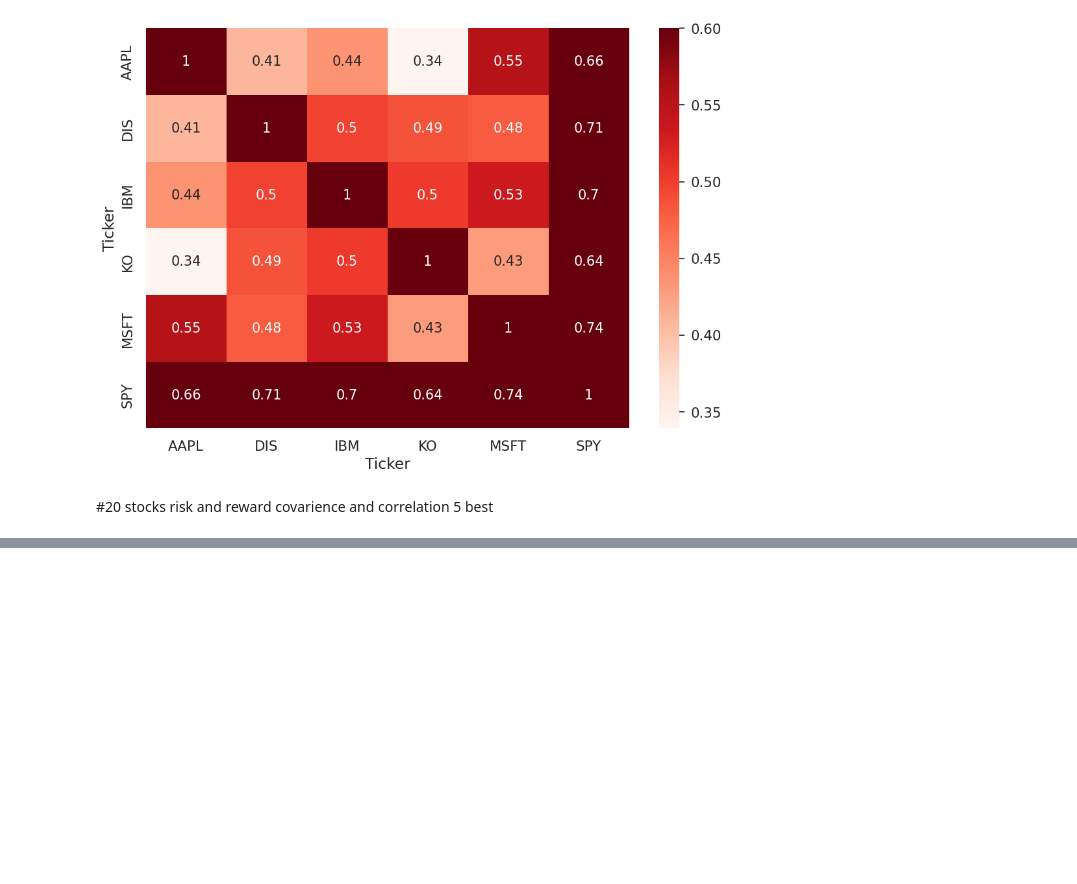
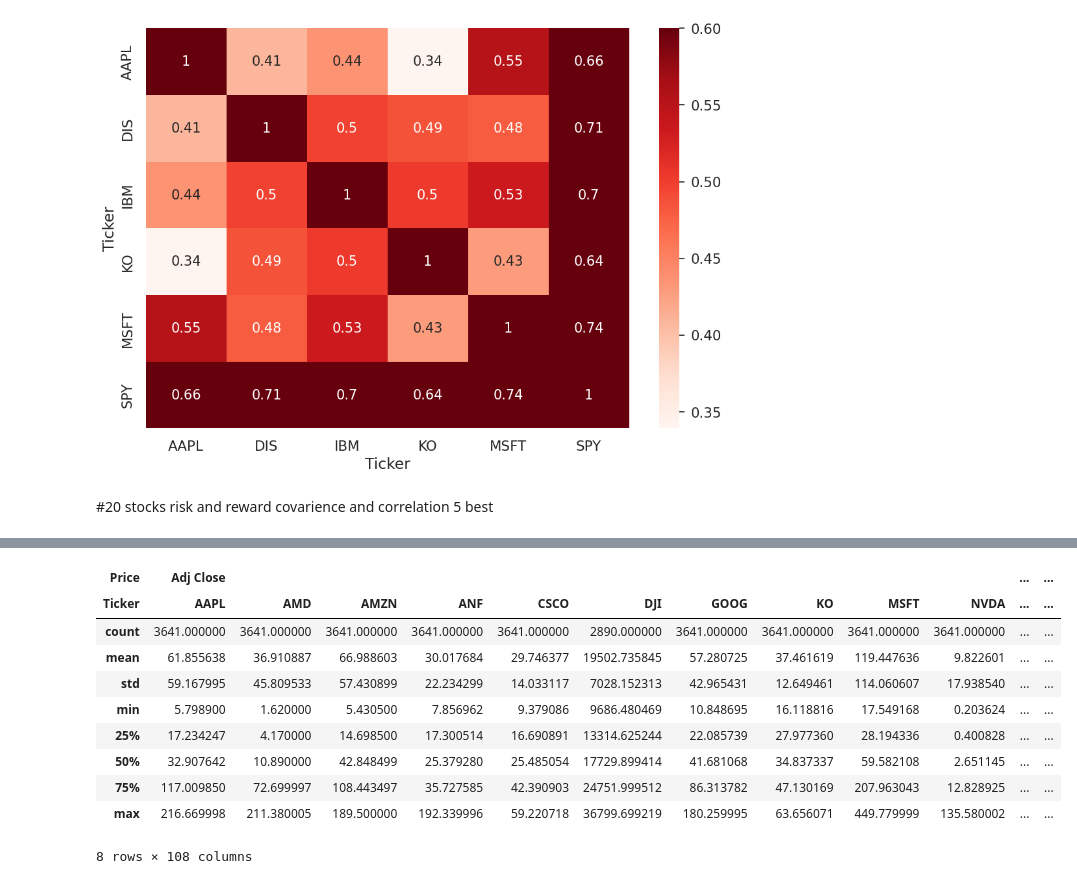
Before and after one commit to tobitprince/Algorithmic-Trading-Python, a Jupyter notebook: Algo.ipynb, the cells around one changed output, grey strips where cells are left out. Cells and saved outputs as stored; diff of their text form; code cells hidden in the pictures; blank space fills up the shorter version.

```diff
--- a/Algo.ipynb
+++ b/Algo.ipynb
@@ -817,0 +885,14 @@ covarience and correlation
+# %%
+stocks.describe()
+# %% [output]
+| Price | Adj Close |  |  |  |  |  |  |  |  |  | ... | ... |
+| Ticker | AAPL | AMD | AMZN | ANF | CSCO | DJI | GOOG | KO | MSFT | NVDA | ... | ... |
+| count | 3641.000000 | 3641.000000 | 3641.000000 | 3641.000000 | 3641.000000 | 2890.000000 | 3641.000000 | 3641.000000 | 3641.000000 | 3641.000000 | ... | ... |
+| mean | 61.855638 | 36.910887 | 66.988603 | 30.017684 | 29.746377 | 19502.735845 | 57.280725 | 37.461619 | 119.447636 | 9.822601 | ... | ... |
+| std | 59.167995 | 45.809533 | 57.430899 | 22.234299 | 14.033117 | 7028.152313 | 42.965431 | 12.649461 | 114.060607 | 17.938540 | ... | ... |
+| min | 5.798900 | 1.620000 | 5.430500 | 7.856962 | 9.379086 | 9686.480469 | 10.848695 | 16.118816 | 17.549168 | 0.203624 | ... | ... |
+| 25% | 17.234247 | 4.170000 | 14.698500 | 17.300514 | 16.690891 | 13314.625244 | 22.085739 | 27.977360 | 28.194336 | 0.400828 | ... | ... |
+| 50% | 32.907642 | 10.890000 | 42.848499 | 25.379280 | 25.485054 | 17729.899414 | 41.681068 | 34.837337 | 59.582108 | 2.651145 | ... | ... |
+| 75% | 117.009850 | 72.699997 | 108.443497 | 35.727585 | 42.390903 | 24751.999512 | 86.313782 | 47.130169 | 207.963043 | 12.828925 | ... | ... |
+| max | 216.669998 | 211.380005 | 189.500000 | 192.339996 | 59.220718 | 36799.699219 | 180.259995 | 63.656071 | 449.779999 | 135.580002 | ... | ... |
+8 rows × 108 columns
```
Also changed, not shown: parts of 17 cells of this notebook.
